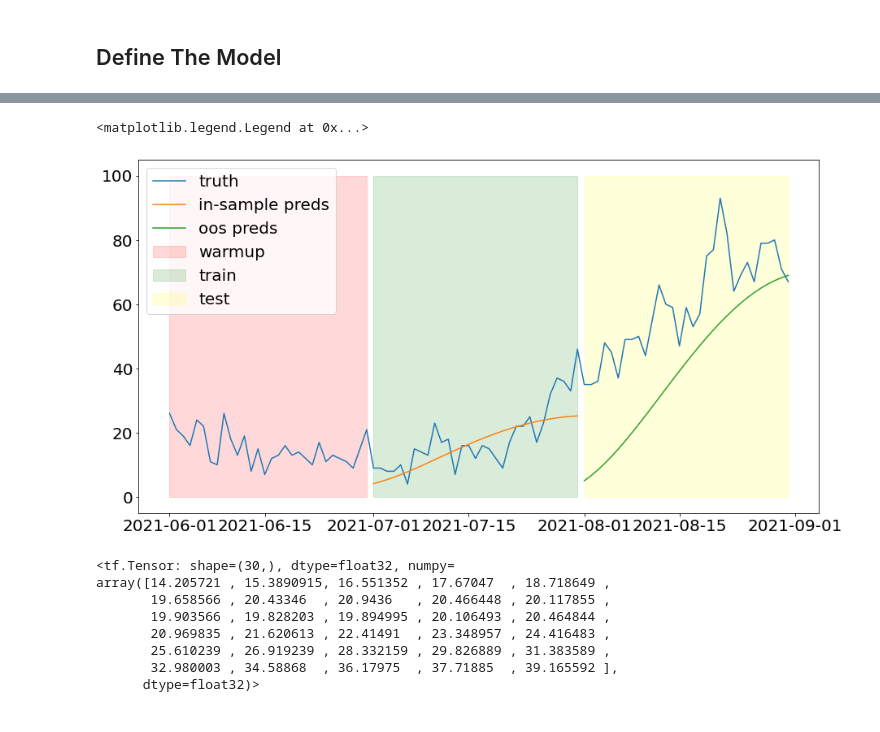
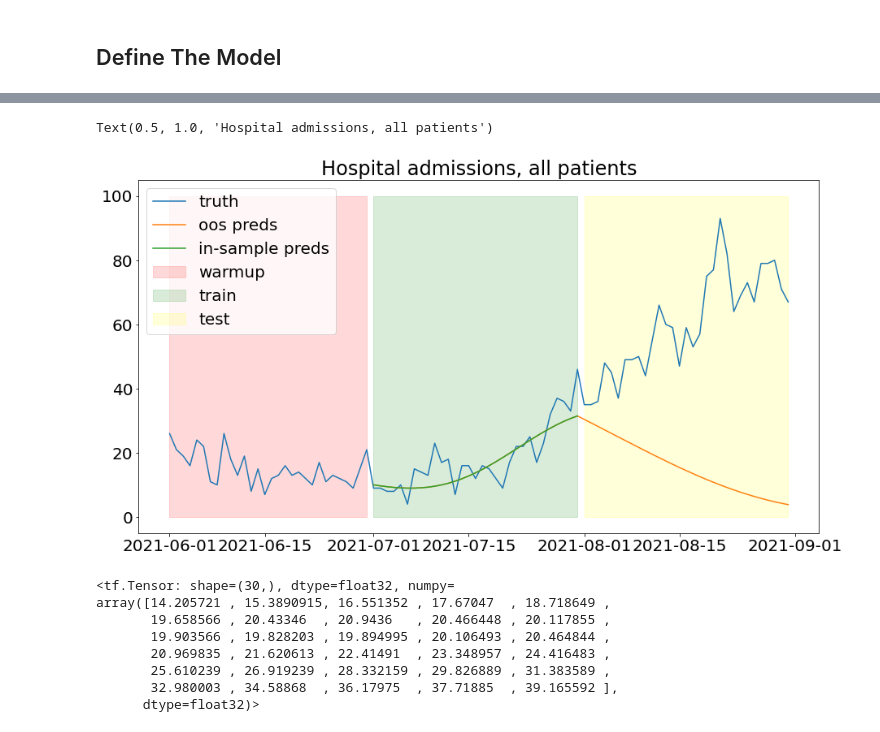
Before and after one commit to tufts-ml/covid19-forecasting, a Jupyter notebook: tf_model_1p5/Model 1.5.ipynb, the cells around one changed output, grey strips where cells are left out. Cells and saved outputs as stored; diff of their text form; code cells hidden in the pictures.

Commit message:
Add graphing to model 1.5

```diff
--- a/tf_model_1p5/Model 1.5.ipynb
+++ b/tf_model_1p5/Model 1.5.ipynb
@@ -92,7 +93,7 @@ GENERAL_WARD = 3
 # %%
 # Local data folder containing downloads from OWID, HHS, and CovidEstim
 # Filenames are the date the data was accessed
-data_dir = '/mnt/c/Users/kheut/data/covid/'
+data_dir = './data'
 
 covid_estim_date = '20210901'
 hhs_date = '20210903'
@@ -273,7 +252,7 @@ class CovidModel(tf.keras.Model):
                                 nu_bar_M, tau_bar_M, nu_bar_X, tau_bar_X, nu_bar_G, tau_bar_G)
 
 
-    def call(self, inputs, debug_disable_prior=True):
+    def call(self, inputs, debug_disable_prior=False, return_all=False):
         """Run covid model 1.5
 
         Args:
@@ -294,9 +273,12 @@ class CovidModel(tf.keras.Model):
         # and returns r_t, along with dictionaries keyed on vaccination status for easier use.
         r_t, warmup_asymp, warmup_mild, warmup_extreme = self._parse_inputs(inputs)
 
-        # TODO: make dynamic - passing constants into tensorflow is weird
-        warmup_days_val = 30
-        forecast_days_val = 31
+        # We need to know how long the warmup data is and how long to forecast for
+        # Take the last dimension one of the warmup data tensors
+        # Any will do, so we arbitrariliy pick the vax_status=0 asymptomatic
+        warmup_days_val = warmup_asymp[0].shape[-1]
+        # take the last dimension of r_t
+        forecast_days_val = r_t.shape[-1]
 
         # It's a little weird to iteratively write to tensors one day at a time
         # To do this, we'll use TensorArray's, arrays of tensors where each element is a tensor representing
@@ -371,7 +353,10 @@ class CovidModel(tf.keras.Model):
 
 
         # Re-combine vaccinated and unvaxxed for our output
-        result = forecasted_fluxes[GENERAL_WARD][0].stack()+ forecasted_fluxes[GENERAL_WARD][1].stack()
+        if return_all:
+            result = forecasted_fluxes
+        else:
+            result = forecasted_fluxes[GENERAL_WARD][0].stack()+ forecasted_fluxes[GENERAL_WARD][1].stack()
 
         # Tensorflow thinks we didn't use every array, so we gotta mark them as used
         # TODO: did i screw up?
@@ -700,8 +747,8 @@ preds = model((training_rt,
        warmup_extreme[0], warmup_extreme[1]))
 # %%
 test_preds = model((testing_rt,
-       test_warmup_asymp[0], test_warmup_asymp[1],
-       test_warmup_mild[0], test_warmup_mild[1],
-       test_warmup_extreme[0], test_warmup_extreme[1]))
+       warmup_asymp[0], warmup_asymp[1],
+       warmup_mild[0], warmup_mild[1],
+       warmup_extreme[0], warmup_extreme[1]))
 
 test_loss = loss(tf.convert_to_tensor(testing_general_ward, dtype=tf.float32), test_preds)
@@ -708,18 +760,22 @@ test_loss = loss(tf.convert_to_tensor(testing_general_ward, dtype=tf.float32), t
 # %%
 plt.figure(figsize=(15,8))
 plt.plot(df.loc[warmup_start:test_end].index.values,
         df.loc[warmup_start:test_end,'general_ward'].values, label = 'truth')
+plt.plot(df.loc[train_start:test_end].index.values,
+        test_preds, label = 'oos preds')
 plt.plot(df.loc[train_start:train_end].index.values,
         preds, label = 'in-sample preds')
-plt.plot(df.loc[test_start:test_end].index.values,
-        test_preds, label = 'oos preds')
 h1 = plt.fill_between(df.loc[warmup_start:warmup_end].index.values, 0, 100,alpha=0.15, color='red',label='warmup')
 h2 = plt.fill_between(df.loc[train_start:train_end].index.values, 0, 100,alpha=0.15, color='green', label='train')
 h3 = plt.fill_between(df.loc[test_start:test_end].index.values, 0, 100,alpha=0.15, color='yellow', label='test')
 plt.legend()
+
+plt.plot()
+
+plt.title('Hospital admissions, all patients')
 # %% [output]
-<matplotlib.legend.Legend at 0x...>
+Text(0.5, 1.0, 'Hospital admissions, all patients')
-[figure, old version]
+[figure, new version]
 # %%
 model.previously_extreme[0].stack()
 # %% [output]
```
Also changed, not shown: parts of 15 cells of this notebook.
